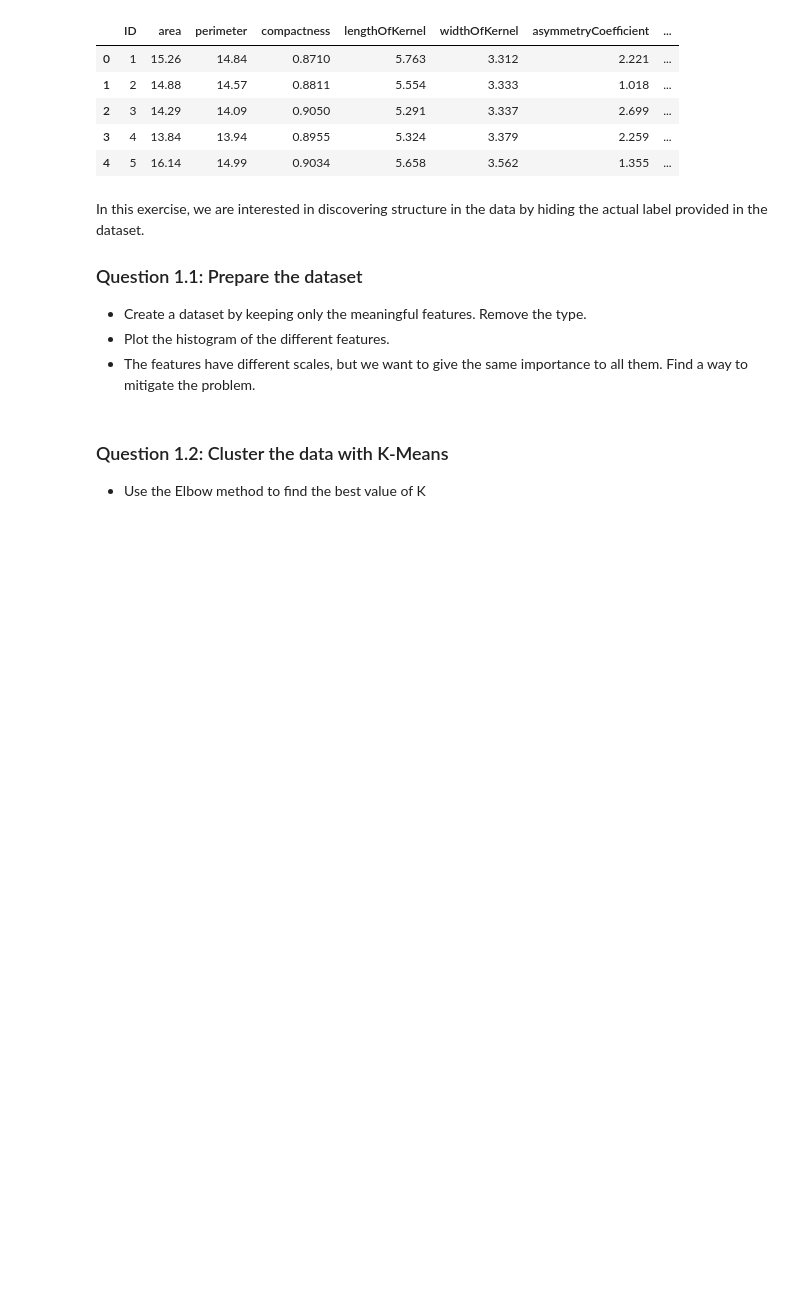
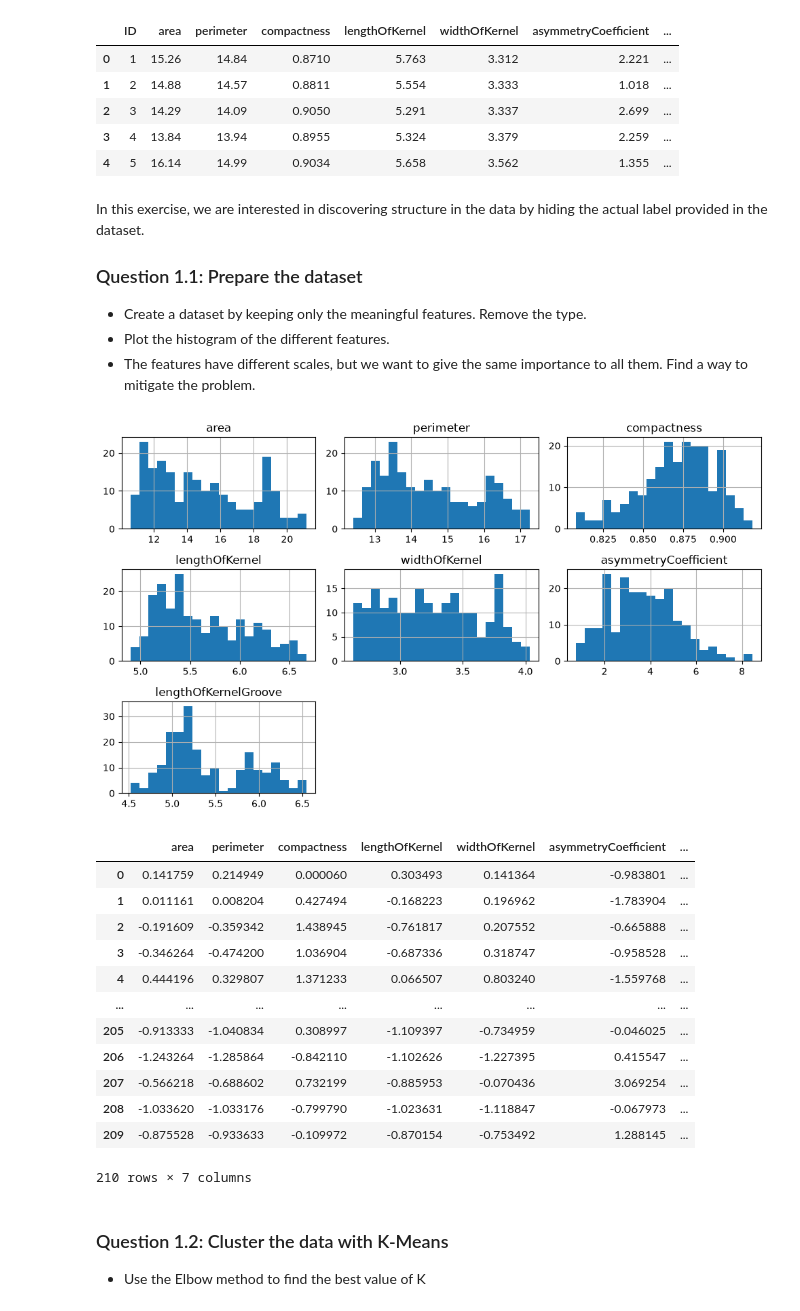
Before and after one commit to haaissa/ada-2026, a Jupyter notebook: Exercises/08 - Learning from data - Unsupervised learning/Unsupervised_Learning.ipynb, the cells around one changed output. Drawn from its saved outputs; the diff is of its cells as text; code cells hidden in the pictures; blank space fills up the shorter version.

```diff
--- a/Exercises/08 - Learning from data - Unsupervised learning/Unsupervised_Learning.ipynb
+++ b/Exercises/08 - Learning from data - Unsupervised learning/Unsupervised_Learning.ipynb
@@ -351,6 +350,28 @@ In this exercise, we are interested in discovering structure in the data by hidi
 - Create a dataset by keeping only the meaningful features. Remove the type.
 - Plot the histogram of the different features.
 - The features have different scales, but we want to give the same importance to all them. Find a way to mitigate the problem.
+# %%
+seeds_t = seeds.drop(columns = ["seedType", "ID"])
+seeds_t.hist(bins=20, figsize=(10, 6))
+plt.tight_layout()
+plt.show()
+seeds_t = (seeds_t - seeds_t.mean())/seeds_t.std()
+seeds_t
+# %% [output]
+[figure, added]
+|  | area | perimeter | compactness | lengthOfKernel | widthOfKernel | asymmetryCoefficient | ... |
+| 0 | 0.141759 | 0.214949 | 0.000060 | 0.303493 | 0.141364 | -0.983801 | ... |
+| 1 | 0.011161 | 0.008204 | 0.427494 | -0.168223 | 0.196962 | -1.783904 | ... |
+| 2 | -0.191609 | -0.359342 | 1.438945 | -0.761817 | 0.207552 | -0.665888 | ... |
+| 3 | -0.346264 | -0.474200 | 1.036904 | -0.687336 | 0.318747 | -0.958528 | ... |
+| 4 | 0.444196 | 0.329807 | 1.371233 | 0.066507 | 0.803240 | -1.559768 | ... |
+| ... | ... | ... | ... | ... | ... | ... | ... |
+| 205 | -0.913333 | -1.040834 | 0.308997 | -1.109397 | -0.734959 | -0.046025 | ... |
+| 206 | -1.243264 | -1.285864 | -0.842110 | -1.102626 | -1.227395 | 0.415547 | ... |
+| 207 | -0.566218 | -0.688602 | 0.732199 | -0.885953 | -0.070436 | 3.069254 | ... |
+| 208 | -1.033620 | -1.033176 | -0.799790 | -1.023631 | -1.118847 | -0.067973 | ... |
+| 209 | -0.875528 | -0.933633 | -0.109972 | -0.870154 | -0.753492 | 1.288145 | ... |
+210 rows × 7 columns
 # %% [markdown]
 ### Question 1.2: Cluster the data with K-Means
 
```
Also changed, not shown: parts of 17 cells of this notebook, 2 other files.
